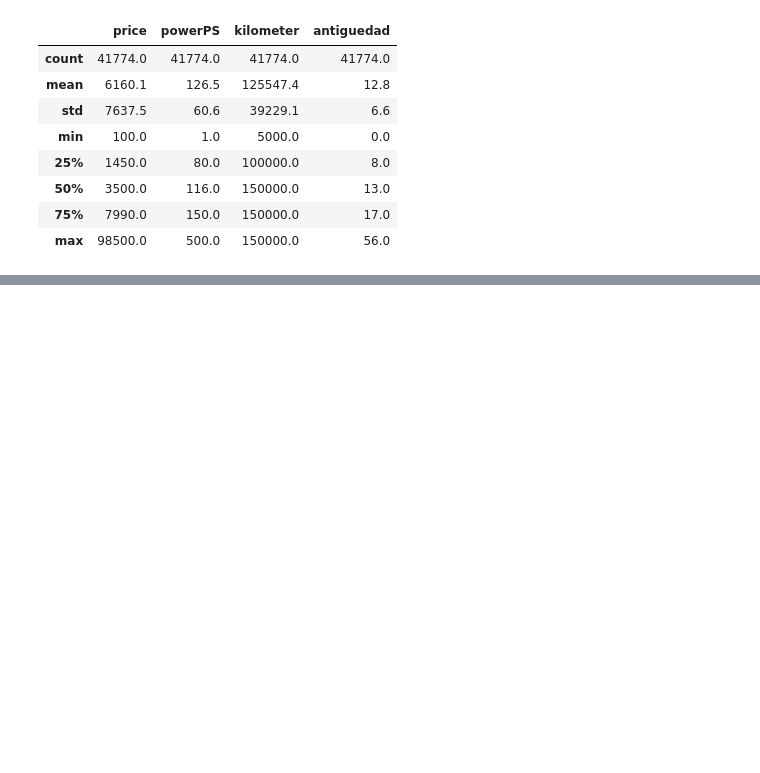
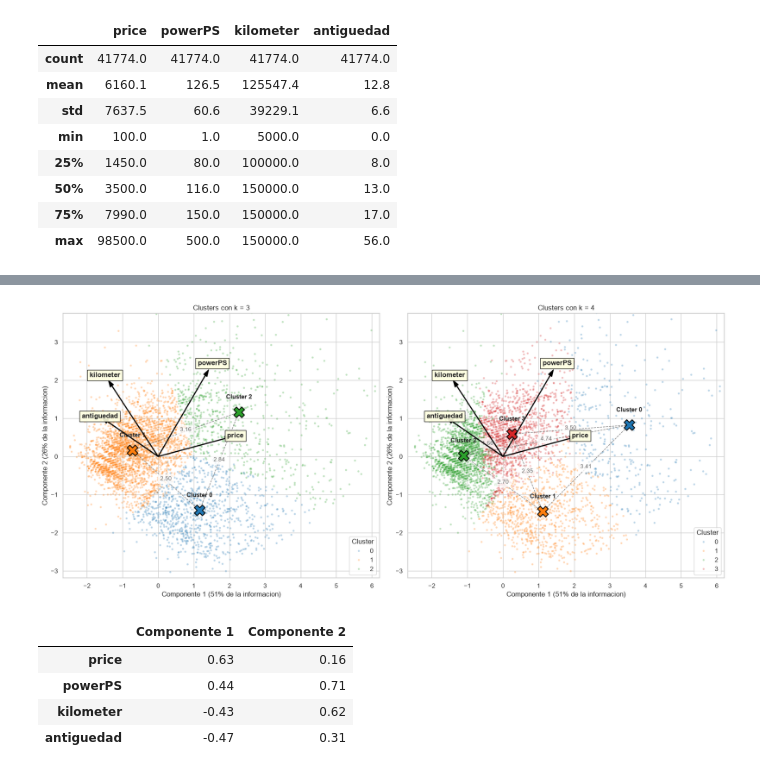
Before and after one commit to EmiiFernandez/actividades_data_sciente_ypf, a Jupyter notebook: notebook/C24_Notebook-28.ipynb, the cells around one changed output, grey strips where cells are left out. Drawn from its saved outputs; the diff is of its cells as text; code cells hidden in the pictures; blank space fills up the shorter version.

```diff
--- a/notebook/C24_Notebook-28.ipynb
+++ b/notebook/C24_Notebook-28.ipynb
@@ -325,0 +359,62 @@ pd.DataFrame({"k": list(valores_k), "inercia": inercias, "silhouette": siluetas}
+# %%
+# 5. Perfil de los clusters
+# Mapa de los clusters: k = 3 contra k = 4
+from sklearn.decomposition import PCA
+from itertools import combinations
+
+columnas = ["price", "powerPS", "kilometer", "antiguedad"]
+pca = PCA(n_components=2, random_state=RANDOM_STATE).fit(X)
+X2 = pca.transform(X)
+varianza = pca.explained_variance_ratio_ * 100
+muestra = np.random.RandomState(RANDOM_STATE).choice(len(X2), 5000, replace=False)
+colores = sns.color_palette("tab10")
+
+fig, ax = plt.subplots(1, 2, figsize=(17, 7.5))
+for a, k in zip(ax, [3, 4]):
+    km = KMeans(n_clusters=k, n_init=10, random_state=RANDOM_STATE).fit(X)
+    centros_2d = pca.transform(km.cluster_centers_)
+
+    # Autos
+    sns.scatterplot(x=X2[muestra, 0], y=X2[muestra, 1], hue=km.labels_[muestra],
+                    palette=colores[:k], alpha=0.3, s=12, ax=a)
+
+    # Distancia entre centroides (calculada en las 4 variables escaladas, no en el plano)
+    for i, j in combinations(range(k), 2):
+        (x1, y1), (x2, y2) = centros_2d[i], centros_2d[j]
+        dist = np.linalg.norm(km.cluster_centers_[i] - km.cluster_centers_[j])
+        a.plot([x1, x2], [y1, y2], "--", color="gray", lw=1)
+        a.text((x1 + x2) / 2, (y1 + y2) / 2, f"{dist:.2f}", fontsize=10, color="dimgray",
+               ha="center", bbox=dict(facecolor="white", edgecolor="none", alpha=0.8))
+
+    # Centroides
+    for c, (cx, cy) in enumerate(centros_2d):
+        a.scatter(cx, cy, marker="X", s=350, color=colores[c], edgecolor="black", linewidth=1.5, zorder=5)
+        a.text(cx, cy + 0.35, f"Cluster {c}", fontsize=11, weight="bold", ha="center", zorder=6)
+
+    # Flechas de las variables
+    for v, col in enumerate(columnas):
+        fx, fy = pca.components_[0, v] * 3, pca.components_[1, v] * 3
+        a.arrow(0, 0, fx, fy, color="black", width=0.015, head_width=0.12, zorder=4)
+        a.text(fx * 1.15, fy * 1.15, col, fontsize=12, weight="bold", ha="center", va="center",
+               bbox=dict(facecolor="lightyellow", edgecolor="black", alpha=0.9), zorder=6)
+
+    # Recortamos los extremos para que no achiquen el grafico
+    a.set_xlim(np.percentile(X2[:, 0], [0.5, 99.5]) + [-0.5, 0.5])
+    a.set_ylim(np.percentile(X2[:, 1], [0.5, 99.5]) + [-0.5, 0.5])
+    a.set_xlabel(f"Componente 1 ({varianza[0]:.0f}% de la informacion)")
+    a.set_ylabel(f"Componente 2 ({varianza[1]:.0f}% de la informacion)")
+    a.set_title(f"Clusters con k = {k}")
+    a.legend(title="Cluster", loc="lower right")
+
+plt.tight_layout()
+plt.show()
+
+# Peso de cada variable en los 2 ejes del grafico
+pd.DataFrame(pca.components_.T, index=columnas, columns=["Componente 1", "Componente 2"]).round(2)
+# %% [output]
+[figure, added]
+|  | Componente 1 | Componente 2 |
+| price | 0.63 | 0.16 |
+| powerPS | 0.44 | 0.71 |
+| kilometer | -0.43 | 0.62 |
+| antiguedad | -0.47 | 0.31 |
```
Also changed, not shown: parts of 8 cells of this notebook.
